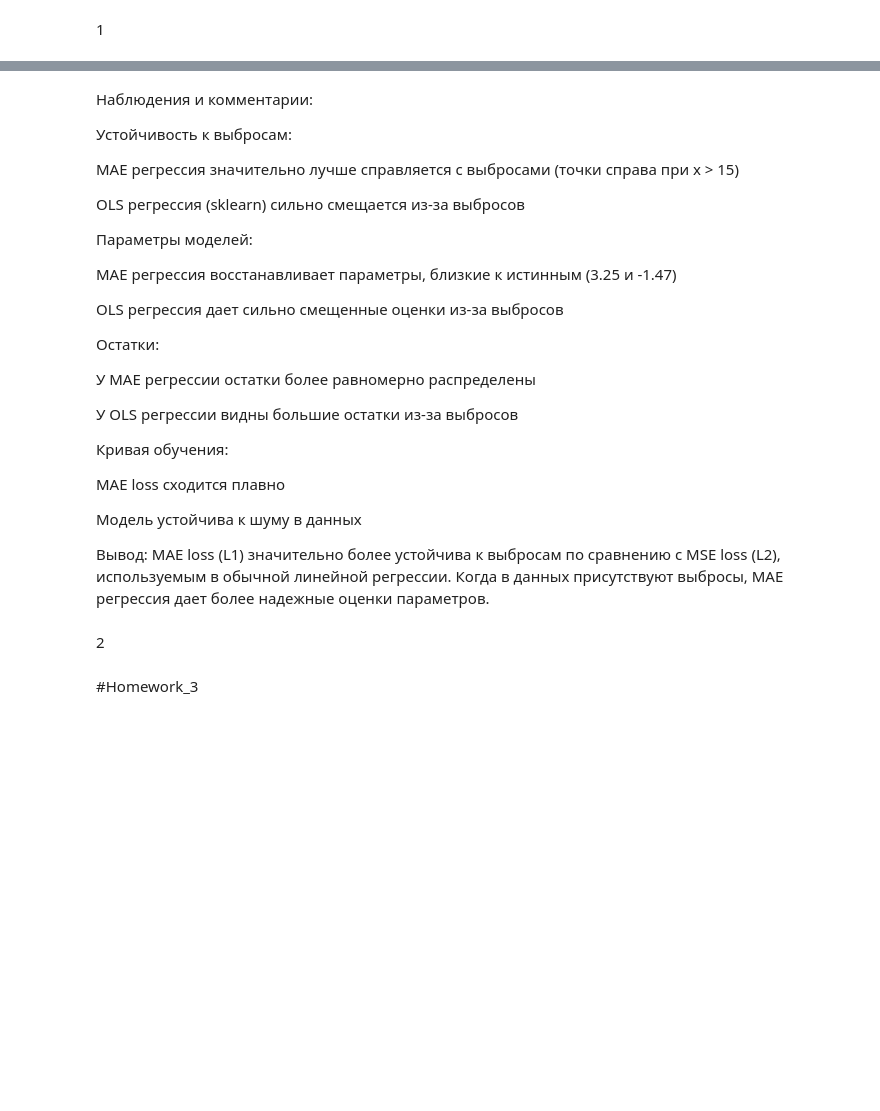
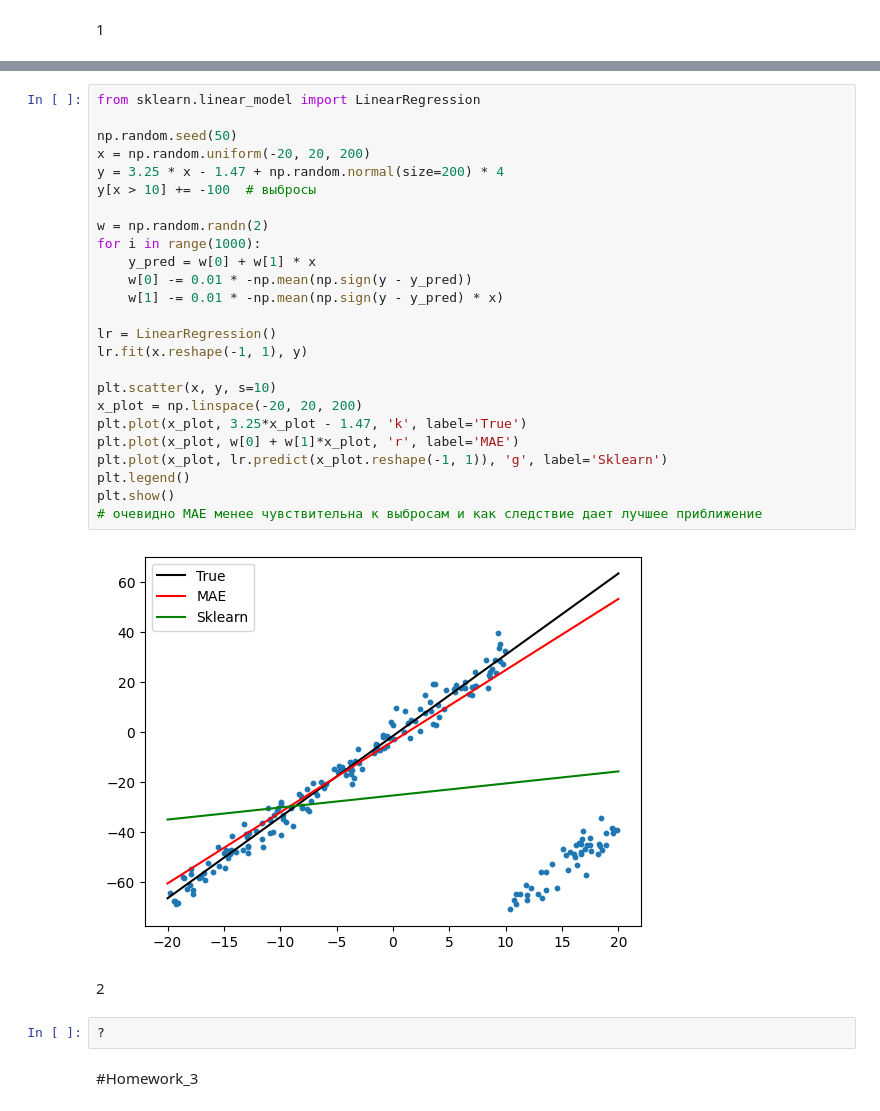
Before and after one commit to silvesttrnovikov-crypto/Homework_, a Jupyter notebook: untitl.ipynb, the cells around one changed output, grey strips where cells are left out. Drawn from its saved outputs; the diff is of its cells as text; blank space fills up the shorter version.

```diff
--- a/untitl.ipynb
+++ b/untitl.ipynb
@@ -279,33 +150,34 @@ OLS:  y = 2.17*x + 2.25
-# %% [markdown]
-Наблюдения и комментарии:
-
-Устойчивость к выбросам:
-
-MAE регрессия значительно лучше справляется с выбросами (точки справа при x > 15)
-
-OLS регрессия (sklearn) сильно смещается из-за выбросов
-
-Параметры моделей:
-
-MAE регрессия восстанавливает параметры, близкие к истинным (3.25 и -1.47)
-
-OLS регрессия дает сильно смещенные оценки из-за выбросов
-
-Остатки:
-
-У MAE регрессии остатки более равномерно распределены
-
-У OLS регрессии видны большие остатки из-за выбросов
-
-Кривая обучения:
-
-MAE loss сходится плавно
-
-Модель устойчива к шуму в данных
-
-Вывод: MAE loss (L1) значительно более устойчива к выбросам по сравнению с MSE loss (L2), используемым в обычной линейной регрессии. Когда в данных присутствуют выбросы, MAE регрессия дает более надежные оценки параметров.
+# %%
+from sklearn.linear_model import LinearRegression
+
+np.random.seed(50)
+x = np.random.uniform(-20, 20, 200)
+y = 3.25 * x - 1.47 + np.random.normal(size=200) * 4
+y[x > 10] += -100  # выбросы
+
+w = np.random.randn(2)
+for i in range(1000):
+    y_pred = w[0] + w[1] * x
+    w[0] -= 0.01 * -np.mean(np.sign(y - y_pred))
+    w[1] -= 0.01 * -np.mean(np.sign(y - y_pred) * x)
+
+lr = LinearRegression()
+lr.fit(x.reshape(-1, 1), y)
+
+plt.scatter(x, y, s=10)
+x_plot = np.linspace(-20, 20, 200)
+plt.plot(x_plot, 3.25*x_plot - 1.47, 'k', label='True')
+plt.plot(x_plot, w[0] + w[1]*x_plot, 'r', label='MAE')
+plt.plot(x_plot, lr.predict(x_plot.reshape(-1, 1)), 'g', label='Sklearn')
+plt.legend()
+plt.show()
+# очевидно MAE менее чувствительна к выбросам и как следствие дает лучшее приближение
+# %% [output]
+[figure, added]
 # %% [markdown]
 2
+# %%
+?
 # %% [markdown]
 #Homework_3
 # %%
```
Also changed, not shown: parts of 12 cells of this notebook.
